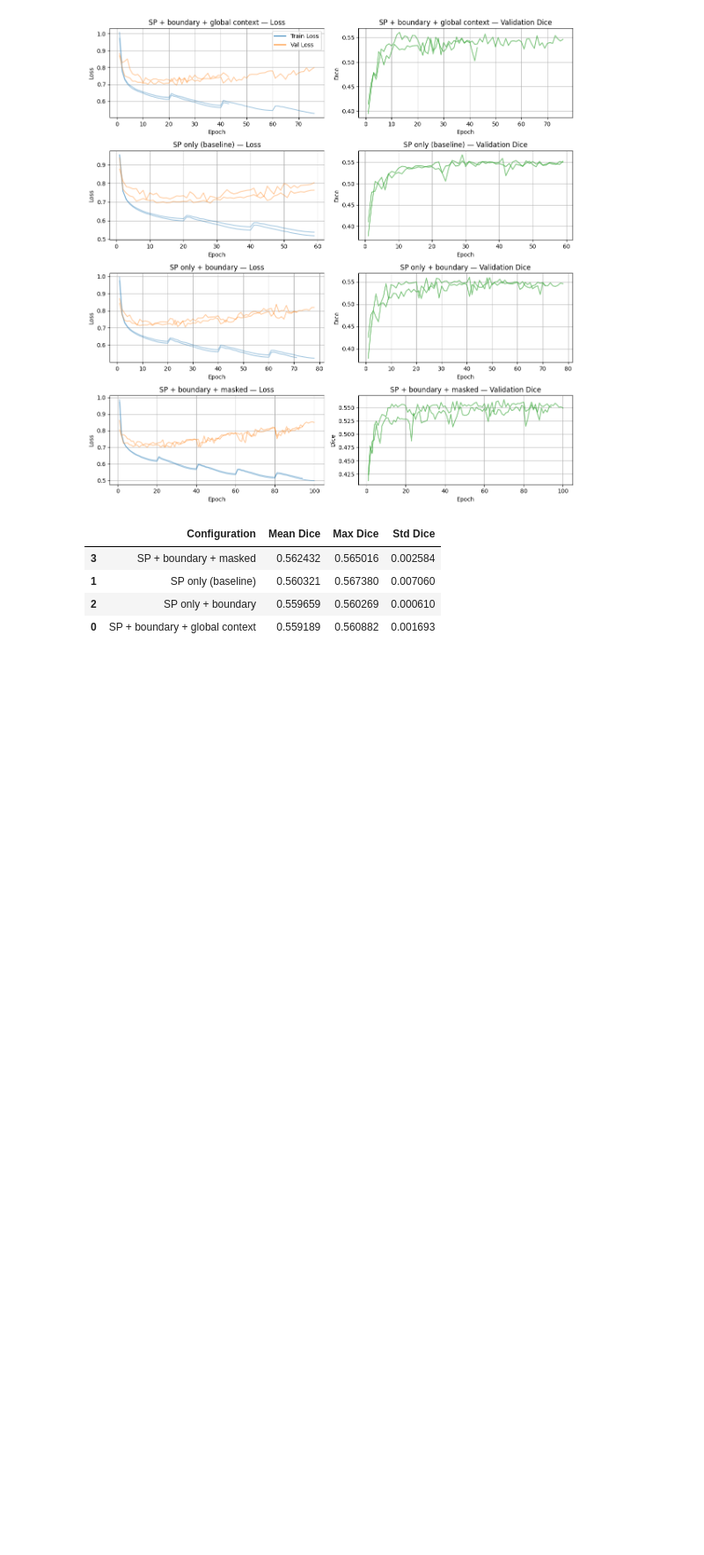
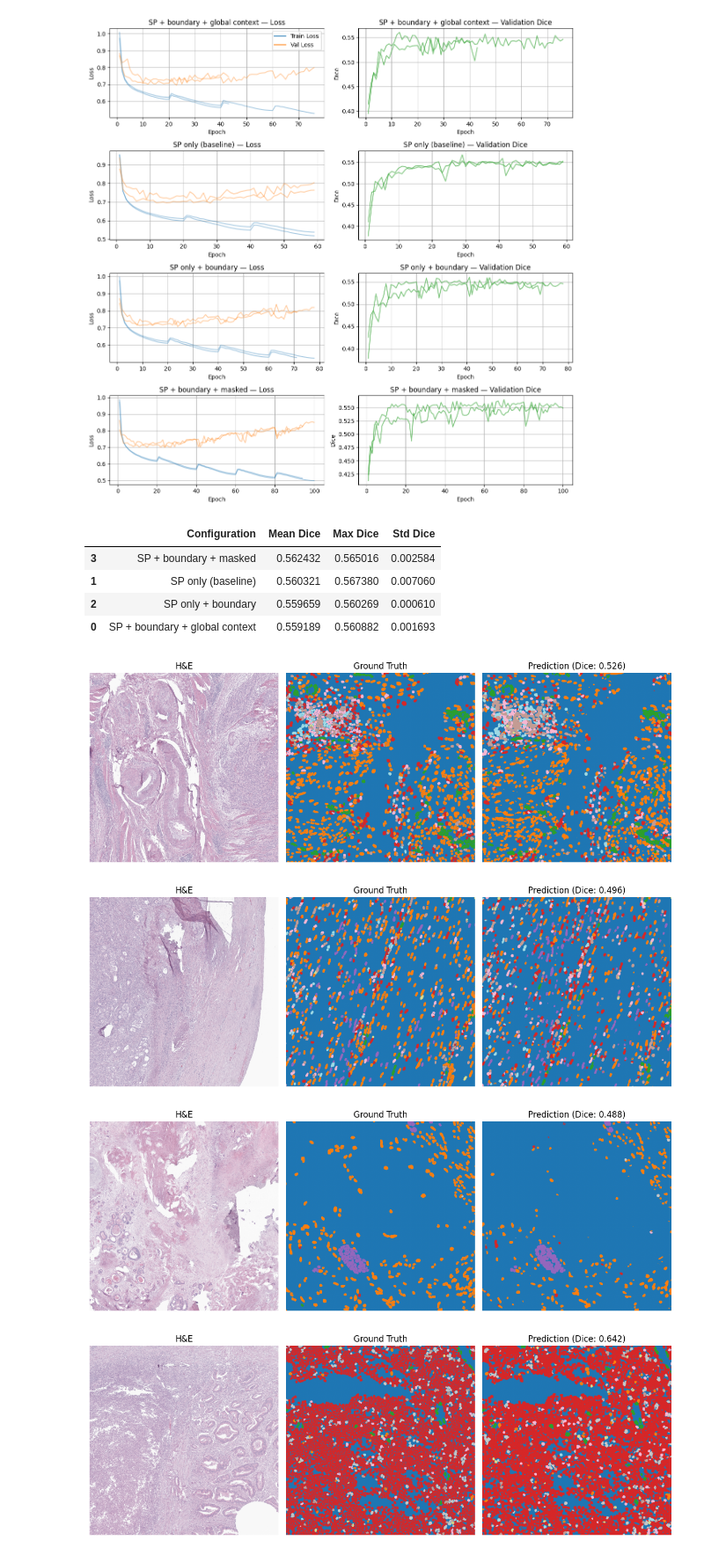
Before and after one commit to MichalMizia/nuclei_segmentation_cellvit_virtues, a Jupyter notebook: notebooks/Part4_cellvit_additions.ipynb, the cells around one changed output. Shown at 88% size. Drawn from its saved outputs; the diff is of its cells as text; code cells hidden in the pictures; blank space fills up the shorter version.

```diff
--- a/notebooks/Part4_cellvit_additions.ipynb
+++ b/notebooks/Part4_cellvit_additions.ipynb
@@ -219,0 +224,68 @@ df
+# %%
+decoder.eval()
+
+vis_ds = EmbeddingsDataset(test_items, ds=ds[0], batches_from_item=5)
+
+show_images = 4
+dataset_len = len(vis_ds)
+indices = [int((dataset_len / show_images) * i) for i in range(show_images)]
+
+with torch.no_grad():
+    for row, idx in enumerate(indices):
+        fig, axes = plt.subplots(1, 3, figsize=(12, 5))
+
+        tid, img, mask, pss, intermediate_pss = vis_ds[idx]
+
+        pss = pss.unsqueeze(0).to(device)
+        mask = mask.unsqueeze(0).to(device).long()
+        img = img.unsqueeze(0).to(device)
+        intermediate_pss = [ip.unsqueeze(0).to(device) for ip in intermediate_pss]
+
+        input = [img] + intermediate_pss + [pss]
+
+        outputs = decoder(input)
+        pred_logits = outputs["nuclei_type_map"]
+        pred_mask = torch.argmax(pred_logits, dim=1)
+
+        dice = calculate_dice_score(pred_mask, mask, num_classes)
+
+        # Load full HE image for visualization
+        he_img = ds[0].unimodal_datasets["he"]._get_tissue_all_channels(tid)
+        he_vis = (
+            he_img.transpose(1, 2, 0)
+            if he_img.shape[0] == 3
+            else he_img[0]
+        )
+
+        axes[0].imshow(he_vis)
+        axes[0].set_title("H&E")
+        axes[0].axis("off")
+
+        axes[1].imshow(
+            mask[0].cpu().numpy(),
+            cmap="tab20",
+            vmin=0,
+            vmax=num_classes - 1,
+        )
+        axes[1].set_title("Ground Truth")
+        axes[1].axis("off")
+
+        axes[2].imshow(
+            pred_mask[0].cpu().numpy(),
+            cmap="tab20",
+            vmin=0,
+            vmax=num_classes - 1,
+        )
+        axes[2].set_title(f"Prediction (Dice: {dice:.3f})")
+        axes[2].axis("off")
+
+        del pss, mask, img, intermediate_pss, input, outputs, pred_logits, pred_mask
+        torch.cuda.empty_cache()
+
+        plt.tight_layout()
+        plt.show()
+# %% [output]
+[figure, added]
+[figure, added]
+[figure, added]
+[figure, added]
```
Also changed, not shown: parts of 2 cells of this notebook, 1 other file.
